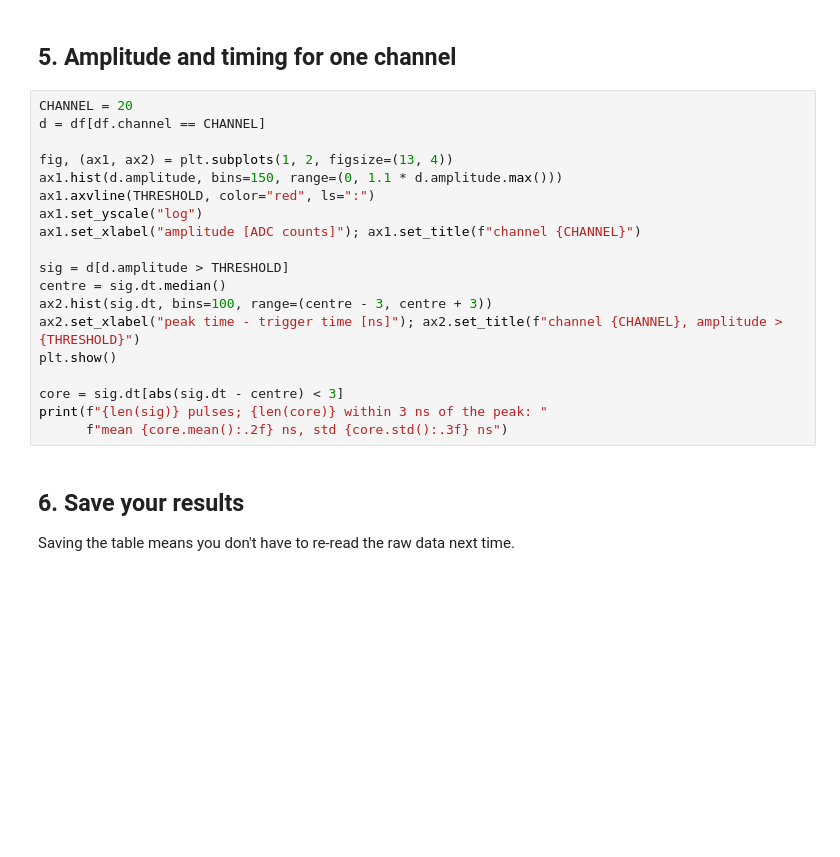
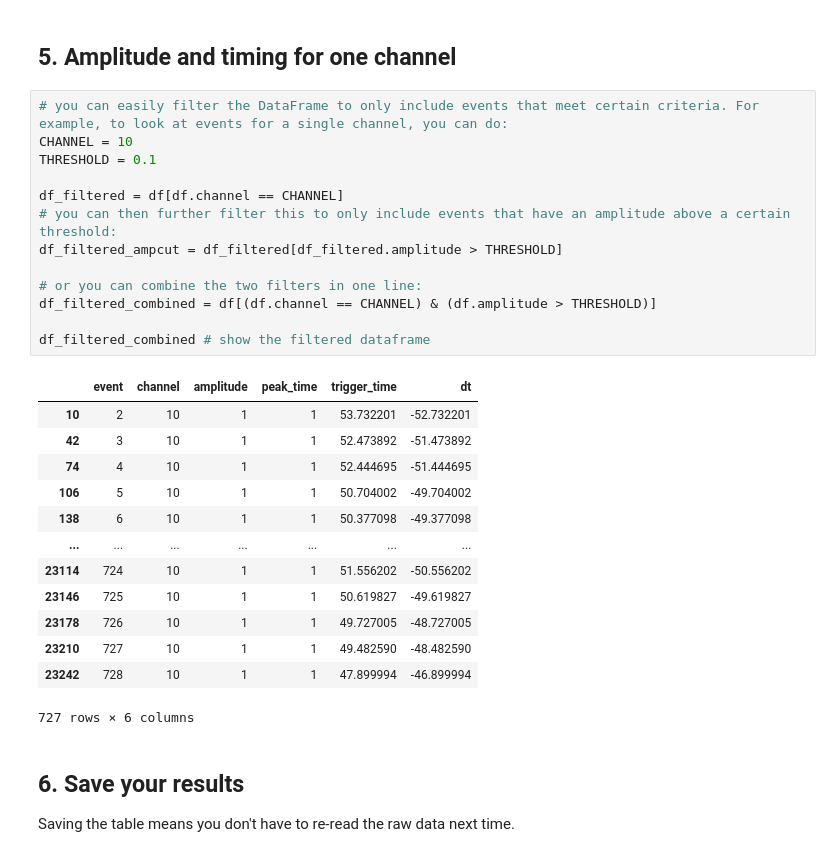
Before and after one commit to agcheyne/mcp-project-analysis, a Jupyter notebook: starter.ipynb, the cells around one changed output. Cells and saved outputs as stored; diff of their text form; blank space fills up the shorter version.

```diff
--- a/starter.ipynb
+++ b/starter.ipynb
@@ -156,24 +226,32 @@ plt.show()
 # %% [markdown]
 ## 5. Amplitude and timing for one channel
-# %%
-CHANNEL = 20
-d = df[df.channel == CHANNEL]
-
-fig, (ax1, ax2) = plt.subplots(1, 2, figsize=(13, 4))
-ax1.hist(d.amplitude, bins=150, range=(0, 1.1 * d.amplitude.max()))
-ax1.axvline(THRESHOLD, color="red", ls=":")
-ax1.set_yscale("log")
-ax1.set_xlabel("amplitude [ADC counts]"); ax1.set_title(f"channel {CHANNEL}")
-
-sig = d[d.amplitude > THRESHOLD]
-centre = sig.dt.median()
-ax2.hist(sig.dt, bins=100, range=(centre - 3, centre + 3))
-ax2.set_xlabel("peak time - trigger time [ns]"); ax2.set_title(f"channel {CHANNEL}, amplitude > {THRESHOLD}")
-plt.show()
-
-core = sig.dt[abs(sig.dt - centre) < 3]
-print(f"{len(sig)} pulses; {len(core)} within 3 ns of the peak: "
-      f"mean {core.mean():.2f} ns, std {core.std():.3f} ns")
+# %%
+# you can easily filter the DataFrame to only include events that meet certain criteria. For example, to look at events for a single channel, you can do:
+CHANNEL = 10
+THRESHOLD = 0.1
+
+df_filtered = df[df.channel == CHANNEL]
+# you can then further filter this to only include events that have an amplitude above a certain threshold:
+df_filtered_ampcut = df_filtered[df_filtered.amplitude > THRESHOLD]
+
+# or you can combine the two filters in one line:
+df_filtered_combined = df[(df.channel == CHANNEL) & (df.amplitude > THRESHOLD)]
+
+df_filtered_combined # show the filtered dataframe
+# %% [output]
+|  | event | channel | amplitude | peak_time | trigger_time | dt |
+| 10 | 2 | 10 | 1 | 1 | 53.732201 | -52.732201 |
+| 42 | 3 | 10 | 1 | 1 | 52.473892 | -51.473892 |
+| 74 | 4 | 10 | 1 | 1 | 52.444695 | -51.444695 |
+| 106 | 5 | 10 | 1 | 1 | 50.704002 | -49.704002 |
+| 138 | 6 | 10 | 1 | 1 | 50.377098 | -49.377098 |
+| ... | ... | ... | ... | ... | ... | ... |
+| 23114 | 724 | 10 | 1 | 1 | 51.556202 | -50.556202 |
+| 23146 | 725 | 10 | 1 | 1 | 50.619827 | -49.619827 |
+| 23178 | 726 | 10 | 1 | 1 | 49.727005 | -48.727005 |
+| 23210 | 727 | 10 | 1 | 1 | 49.482590 | -48.482590 |
+| 23242 | 728 | 10 | 1 | 1 | 47.899994 | -46.899994 |
+727 rows × 6 columns
 # %% [markdown]
 ## 6. Save your results
 
```
Also changed, not shown: parts of 11 cells of this notebook, 7 other files.
